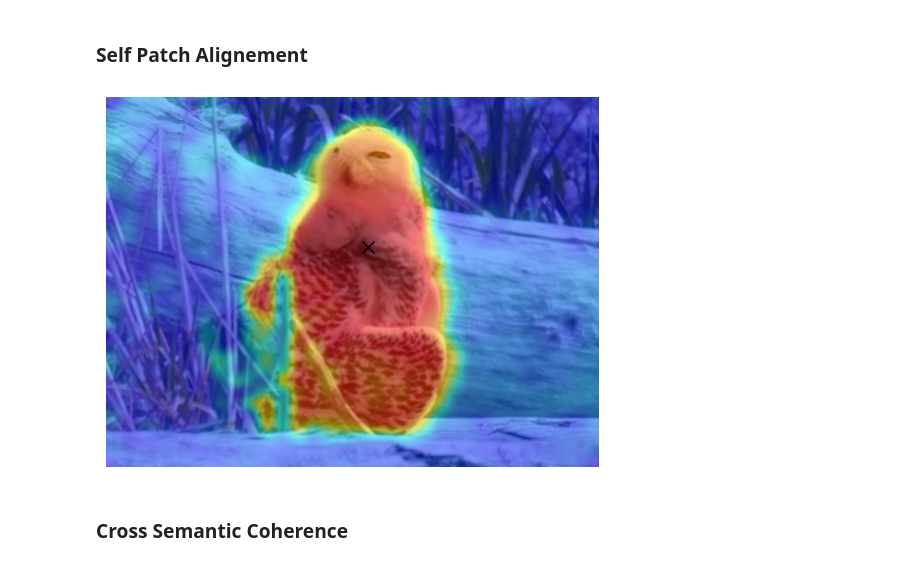
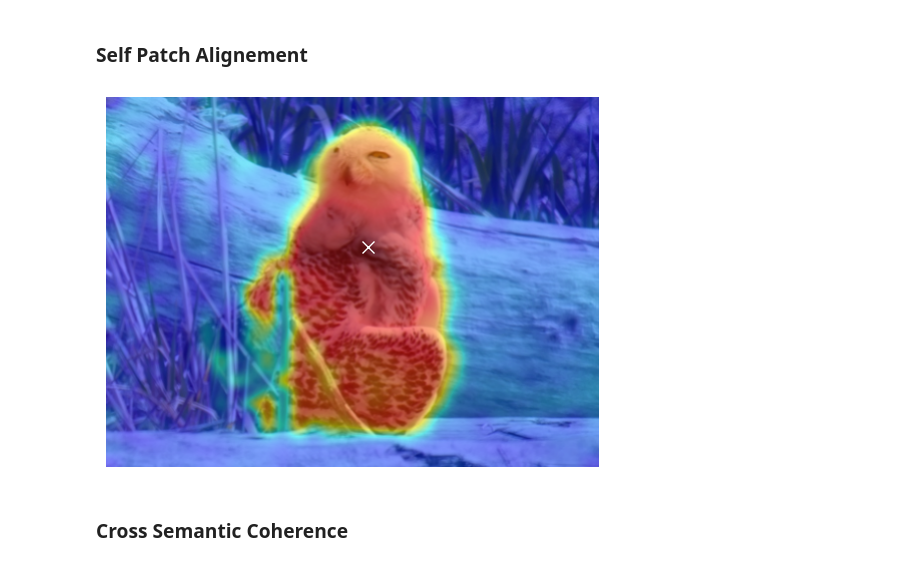
Before and after one commit to PaulCouairon/DiffCut, a Jupyter notebook: semantic_coherence.ipynb, the cells around one changed output. Cells and saved outputs as stored; diff of their text form; code cells hidden in the pictures.

```diff
--- a/semantic_coherence.ipynb
+++ b/semantic_coherence.ipynb
@@ -126,27 +111,27 @@ examples = {
 # %%
 img_folder = "./assets/resized_imgs"
 img_name = "2010_003473.png"
 img_path = os.path.join(img_folder, img_name)
 
 image, h, w = open_image(img_folder, img_name, img_size)
 
 x_i, y_i = examples[img_name] # Position of the patch: x_i ∈ [0, 63] and y_i ∈ [0, 63]
-plt.plot(int((y_i / 64) * w), int((x_i / 64) * h), marker='x', color="black", markersize=8, mew=1)
+plt.plot(int((y_i / 64) * w), int((x_i / 64) * h), marker='x', color="white", markersize=8, mew=1)
 
 
 if "SD" in model_name:
     batched_input = {'img': image, 'caption': [""]}
     diffusion_features = extractor(batched_input, n_steps=10, steps=(50,), encode_method="noise")
     # Output features from the final self-attention block of the UNet encoder
     features = diffusion_features['down_blocks.2.attentions.1.transformer_blocks.3']
     features = F.normalize(features.reshape(1, img_size//32, img_size//32, -1).permute(0, 3, 1, 2), dim=1)
 else:
     features = extractor(image)
     features = F.normalize(features[-1][0], dim=1)
 
 patch_similarity(features, (x_i, y_i), img_path)
 # %% [output]
-[figure, old version]
+[figure, new version]
 # %% [markdown]
 ### __Cross Semantic Coherence__
 # %%
```
Also changed, not shown: parts of 3 cells of this notebook, 35 other files.
